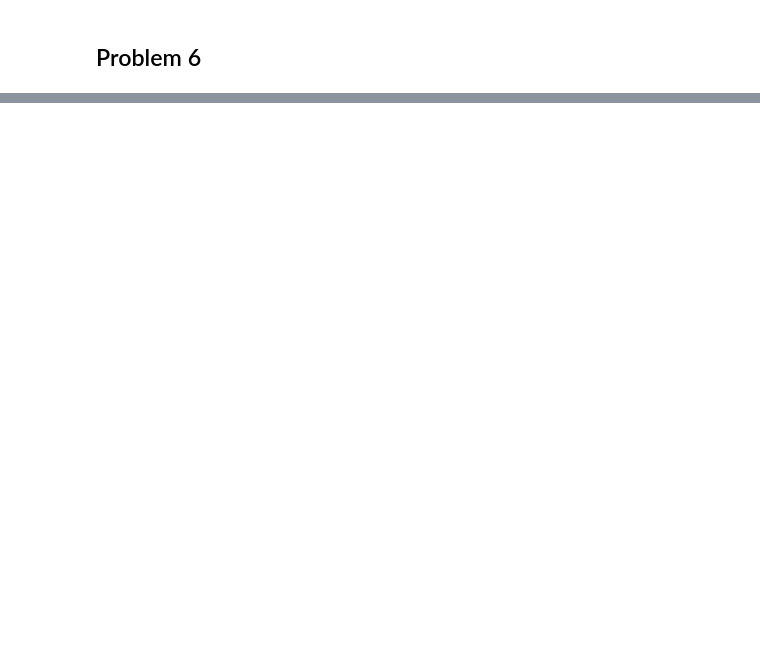
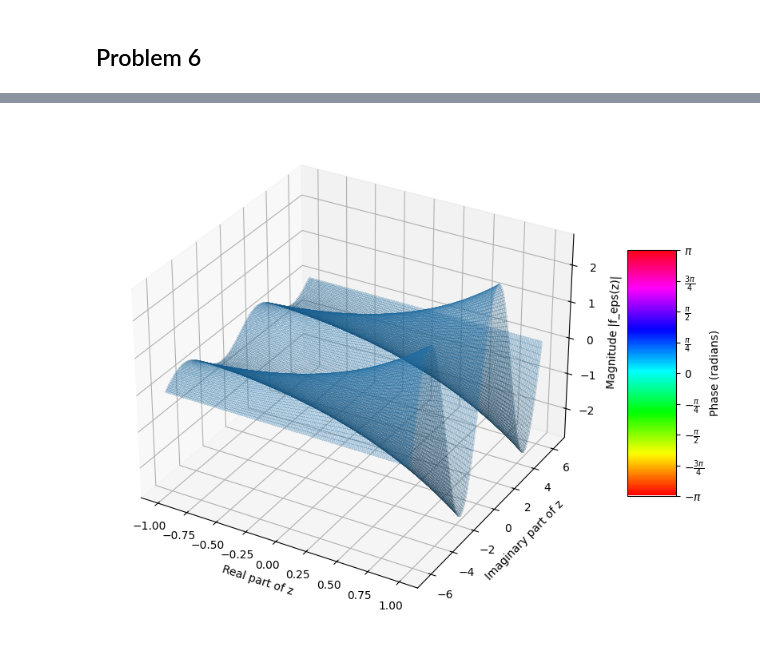
Before and after one commit to hunter-lybbert/uw-central, a Jupyter notebook: complex_analysis/hw_02/plotting.ipynb, the cells around one changed output, grey strips where cells are left out. Cells and saved outputs as stored; diff of their text form; code cells hidden in the pictures; blank space fills up the shorter version.

```diff
--- a/complex_analysis/hw_02/plotting.ipynb
+++ b/complex_analysis/hw_02/plotting.ipynb
@@ -86,0 +87,9 @@ def exp_z(z):
+# %%
+def real_exp_xy(x, y):
+    return np.exp(x)*np.cos(y)
+
+def im_exp_xy(x, y):
+    return np.exp(x)*np.sin(y)
+
+def exp_z(z):
+    return np.exp(z)
@@ -87 +203,66 @@ def exp_z(z):
+# %%
+# %matplotlib ipympl
+# cmap = plt.cm.twilight
+# cmap = plt.cm.viridis
+cmap = plt.cm.hsv
+res = 200
+
+# Create a meshgrid of complex numbers in the complex plane
+x = np.linspace(-1, 1, res)  # Real part
+y = np.linspace(-2*np.pi, 2*np.pi, res)  # Imaginary part
+X, Y = np.meshgrid(x, y)
+Z = X + 1j * Y  # Complex plane
+
+# Compute the function values on the grid
+W = exp_z(Z)
+
+# Magnitude (for height) and phase (for color)
+magnitude = np.abs(W)
+phase = np.angle(W)
+
+# Plotting the 3D surface with magnitude and phase
+fig = plt.figure(figsize=(10, 8))
+ax = fig.add_subplot(111, projection='3d')
+
+# Plot the surface using magnitude as the z-axis
+surf = ax.plot_surface(X, Y, im_exp_xy(X, Y), rstride=1, cstride=1, linewidth=0, antialiased=False, alpha=.185)
+
+# Set axis labels
+ax.set_xlabel('Real part of z')
+ax.set_ylabel('Imaginary part of z')
+ax.set_zlabel('Magnitude |f_eps(z)|')
+
+# Add a color bar to map the color to the phase
+# Create a mappable object to generate the color bar
+norm = plt.Normalize(phase.min(), phase.max())  # Normalize the phase values
+mappable = plt.cm.ScalarMappable(cmap=cmap, norm=norm)  # Create mappable with norm
+mappable.set_array(phase)  # Set the phase array
+
+# Adding the color bar
+cbar = plt.colorbar(mappable, ax=ax, shrink=0.5, aspect=5, label="Phase (radians)")  # Use mappable to create color bar
+cbar.set_ticks(
+    np.arange(
+        -np.pi,
+        5*np.pi/4,
+        np.pi/4
+    )
+)
+cbar.set_ticklabels(
+    [
+        r"$-\pi$",
+        r"$-\frac{3\pi}{4}$",
+        r"$-\frac{\pi}{2}$",
+        r"$-\frac{\pi}{4}$",
+        r"$0$",
+        r"$\frac{\pi}{4}$",
+        r"$\frac{\pi}{2}$",
+        r"$\frac{3\pi}{4}$",
+        r"$\pi$"
+    ]
+)
+
+
+plt.show()
+# %% [output]
+[figure, added]
 # %%
```
Also changed, not shown: parts of 5 cells of this notebook, 4 other files.
